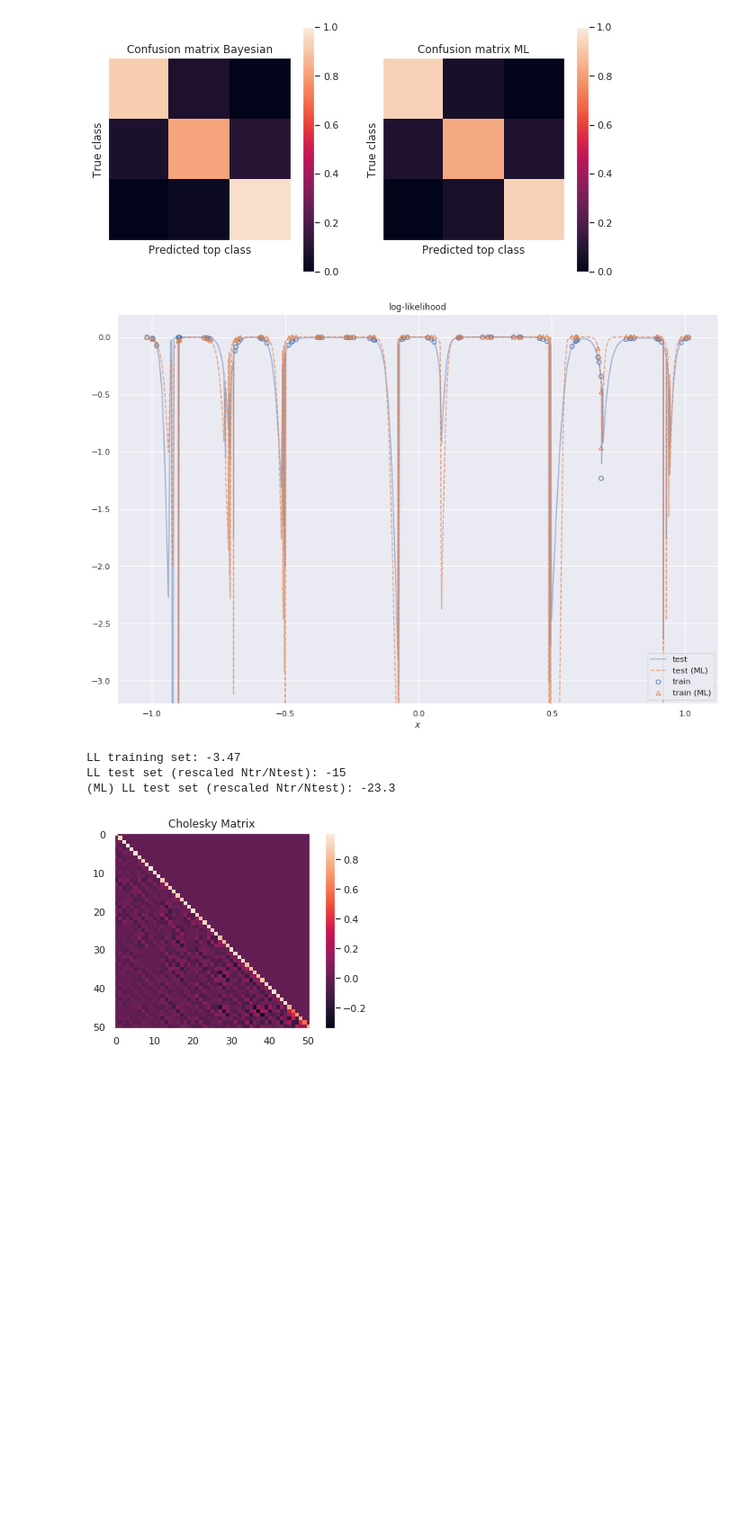
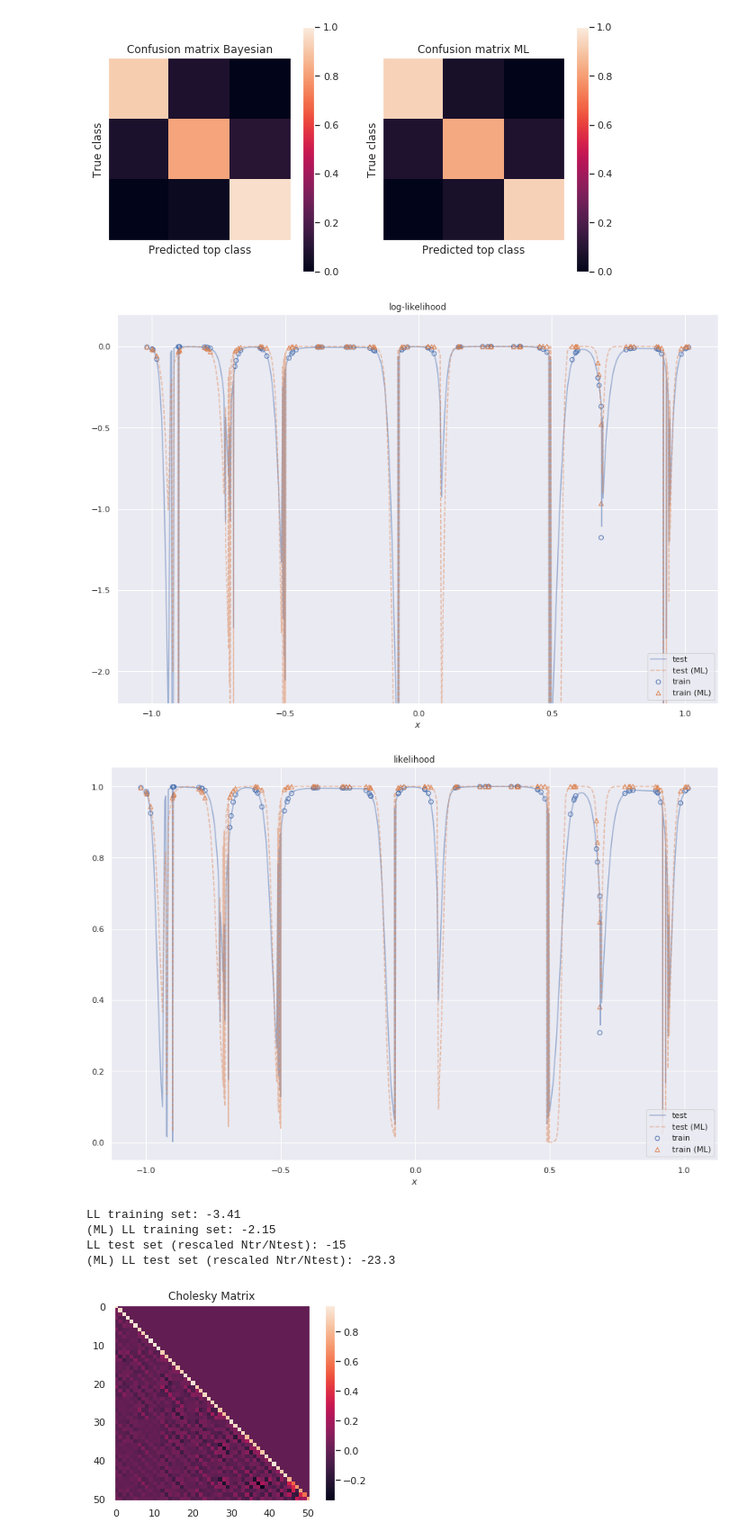
Before and after one commit to vlievin/deep-bayes, a Jupyter notebook: classification-toyexample-covariance.ipynb, the cells around one changed output. Shown at 90% size. Drawn from its saved outputs; the diff is of its cells as text; code cells hidden in the pictures; blank space fills up the shorter version.

```diff
--- a/classification-toyexample-covariance.ipynb
+++ b/classification-toyexample-covariance.ipynb
@@ -720,37 +720,46 @@ with torch.no_grad():
 
     ## ML model
     h = ml_features(x)
     cov_ab = flat_to_triangular(cov_ab_params)
     ab_sample = ml_mu_ab
     a, b = ab_sample[:-b_size], ab_sample[-b_size:]
     a = a.view(a_shape)
     b = b.unsqueeze(0)
 
     # Compute last layer output (the logits) with the weights just sampled
     y = h @ a + b    # shape: (N, n_classes)
 
     recons_ml[0] = f.cross_entropy(y, t_values, reduction='none')
 
     log_likelihood_ml = (log_sum_exp(-recons_ml, dim=0) - np.log(1)).squeeze().detach().cpu().numpy()
 
 
 x_test_numpy = x_test.detach().cpu().numpy().flatten()
 x_numpy = x.detach().cpu().numpy().flatten()
 plt.figure(figsize=(15, 10))
 plt.scatter(x_numpy, log_likelihood, label='train', color=sns.color_palette()[0], facecolors='none')
 plt.scatter(x_numpy, log_likelihood_ml, label='train (ML)', color=sns.color_palette()[1], facecolors='none', marker='^')
 plot(x_test_numpy, log_likelihood_test, title='log-likelihood', label='test', line_alpha=0.5, xlabel='$x$')
-plot(x_test_numpy, log_likelihood_test_ml, title='log-likelihood', label='test (ML)', line_alpha=0.7, linestyle='--', xlabel='$x$')
-plt.ylim([-3.2, .2])
+plot(x_test_numpy, log_likelihood_test_ml, title='log-likelihood', label='test (ML)', line_alpha=0.5, linestyle='--', xlabel='$x$')
+plt.ylim([-2.2, .2])
+plt.show()
+plt.figure(figsize=(15, 10))
+plt.scatter(x_numpy, np.exp(log_likelihood), label='train', color=sns.color_palette()[0], facecolors='none')
+plt.scatter(x_numpy, np.exp(log_likelihood_ml), label='train (ML)', color=sns.color_palette()[1], facecolors='none', marker='^')
+plot(x_test_numpy, np.exp(log_likelihood_test), title='likelihood', label='test', line_alpha=0.5, xlabel='$x$')
+plot(x_test_numpy, np.exp(log_likelihood_test_ml), title='likelihood', label='test (ML)', line_alpha=0.5, linestyle='--', xlabel='$x$')
 plt.show()
 
 # TODO check these
 print("LL training set: {:.3g}".format(log_likelihood.sum()))
+print("(ML) LL training set: {:.3g}".format(log_likelihood_ml.sum()))
 print("LL test set (rescaled Ntr/Ntest): {:.3g}".format(log_likelihood_test.mean()*N))
 print("(ML) LL test set (rescaled Ntr/Ntest): {:.3g}".format(log_likelihood_test_ml.mean()*N))
 # %% [output]
-[figure, old version]
+[figure, new version]
+[figure, added]
-LL training set: -3.47
+LL training set: -3.41
+(ML) LL training set: -2.15
 LL test set (rescaled Ntr/Ntest): -15
 (ML) LL test set (rescaled Ntr/Ntest): -23.3
 # %%
```
Also changed, not shown: parts of 1 cell of this notebook.
